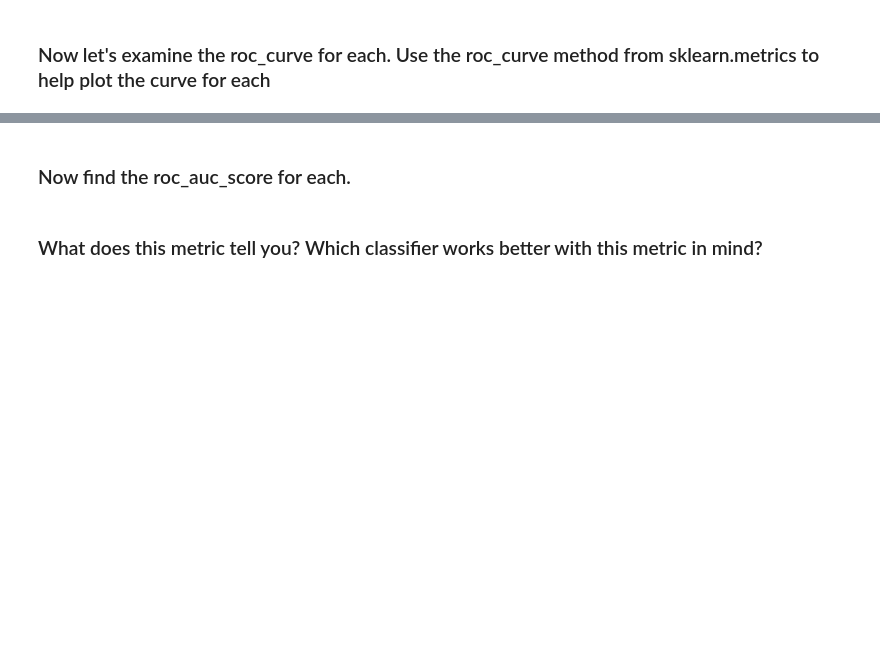
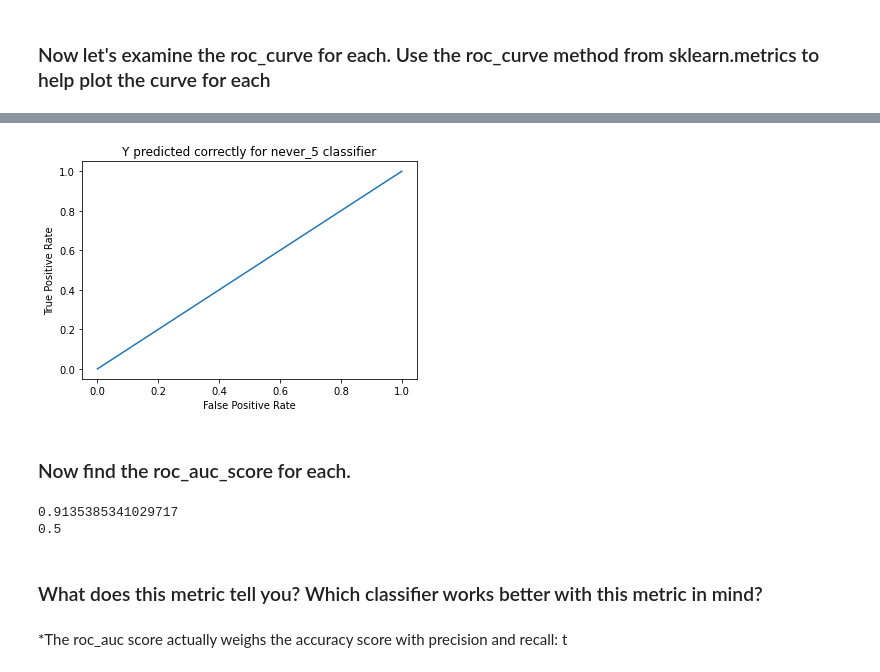
Before and after one commit to shinanna/Labs, a Jupyter notebook: Module3/8-Evaluation-Recall-and-Precision/your-code/main-trials.ipynb, the cells around one changed output, grey strips where cells are left out. Cells and saved outputs as stored; diff of their text form; code cells hidden in the pictures; blank space fills up the shorter version.

```diff
--- a/Module3/8-Evaluation-Recall-and-Precision/your-code/main-trials.ipynb
+++ b/Module3/8-Evaluation-Recall-and-Precision/your-code/main-trials.ipynb
@@ -95,6 +97,7 @@ y_test_5 = y_test[y=='5']
 from sklearn.linear_model import LogisticRegression
 
 lr = LogisticRegression()
-lr.fit(X_train_5, y_train_5)
-pred_5 = lr.predict(X_test_5)
+lr.fit(X_train, y_train_5)
+
+lr.score(X_test, y_test_5)
 # %% [output]
@@ -127,8 +137,8 @@ never_5_clf = Never5Classifier()
 # %% [markdown]
 ### Now lets fit and predict on the testing set using our never 5 Classifier
 # %%
-never_5_clf.fit(X_test_5, y_train)
-never_5 = never_5_clf.predict(X_test_5)
+never_5_clf.fit(X_train, y_train_5)
+never_5 = never_5_clf.predict(X_test)
 # %%
 # return prediction frequencies: always False
 np.unique(never_5, return_counts=True)
@@ -175,2 +197,11 @@ plt.show()
+# %%
+fpr, tpr, thresholds = metrics.roc_curve(y_test_5, never_5)
+roc_auc = metrics.auc(fpr, tpr)
+display = metrics.RocCurveDisplay(fpr=fpr, tpr=tpr)
+display.plot()
+plt.title('Y predicted correctly for never_5 classifier')
+plt.show()
+# %% [output]
+[figure, added]
 # %% [markdown]
 ### Now find the roc_auc_score for each.
@@ -179,2 +208,10 @@ print(metrics.roc_auc_score(y_test_5_binary, binary_5))
+# %%
+print(metrics.roc_auc_score(y_test_5, y_pred_5))
+print(metrics.roc_auc_score(y_test_5, never_5))
+# %% [output]
+0.9135385341029717
+0.5
 # %% [markdown]
 ### What does this metric tell you? Which classifier works better with this metric in mind?
+# %% [markdown]
+*The roc_auc score actually weighs the accuracy score with precision and recall: t
```
Also changed, not shown: parts of 20 cells of this notebook, 1 other file.
